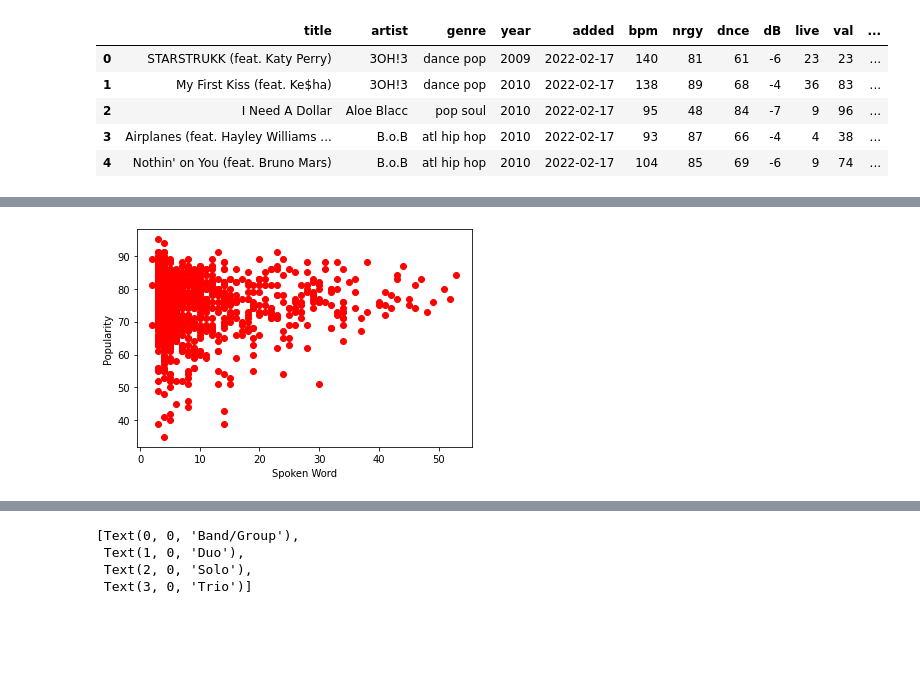
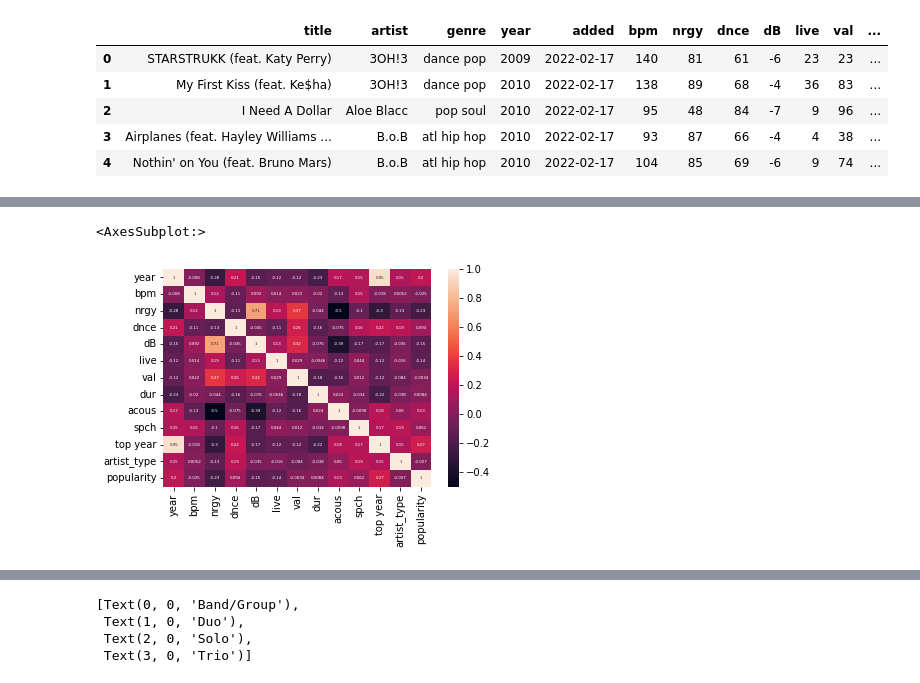
Before and after one commit to nitanshjain/Predicting_Spotify_Song_Popularity, a Jupyter notebook: AI_Project_DataVisualization.ipynb, the cells around one changed output, grey strips where cells are left out. Drawn from its saved outputs; the diff is of its cells as text; code cells hidden in the pictures; blank space fills up the shorter version.

Commit message:
created multiple plots

```diff
--- a/AI_Project_DataVisualization.ipynb
+++ b/AI_Project_DataVisualization.ipynb
@@ -217,8 +96,3 @@ plt.show()
-# %%
-# checking relation of Duration with the popularity
-plt.scatter(spotify_features.spch, spotify_features.popularity, color='red')
-plt.xlabel('Spoken Word')
-plt.ylabel('Popularity')
-plt.show()
-# %% [output]
-[figure, removed]
+# %%
+spotify_df['year'] = spotify_df['year'].astype('Int64')
+spotify_df['top year'] = spotify_df['top year'].astype('Int64')
@@ -224,0 +101,5 @@ plt.show()
+# %%
+sns.heatmap(spotify_df.corr(), annot=True, annot_kws={"size": 4})
+# %% [output]
+<AxesSubplot:>
+[figure, added]
```
Also changed, not shown: parts of 20 cells of this notebook, 1 other file.
